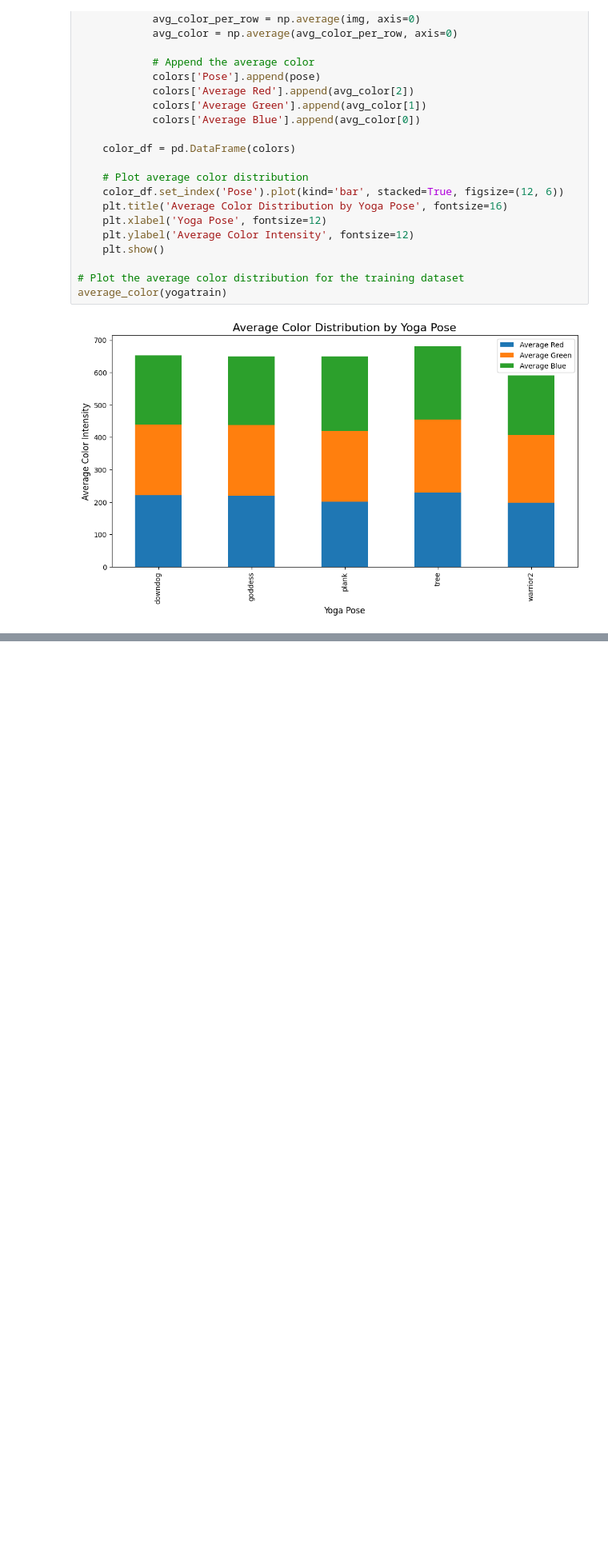
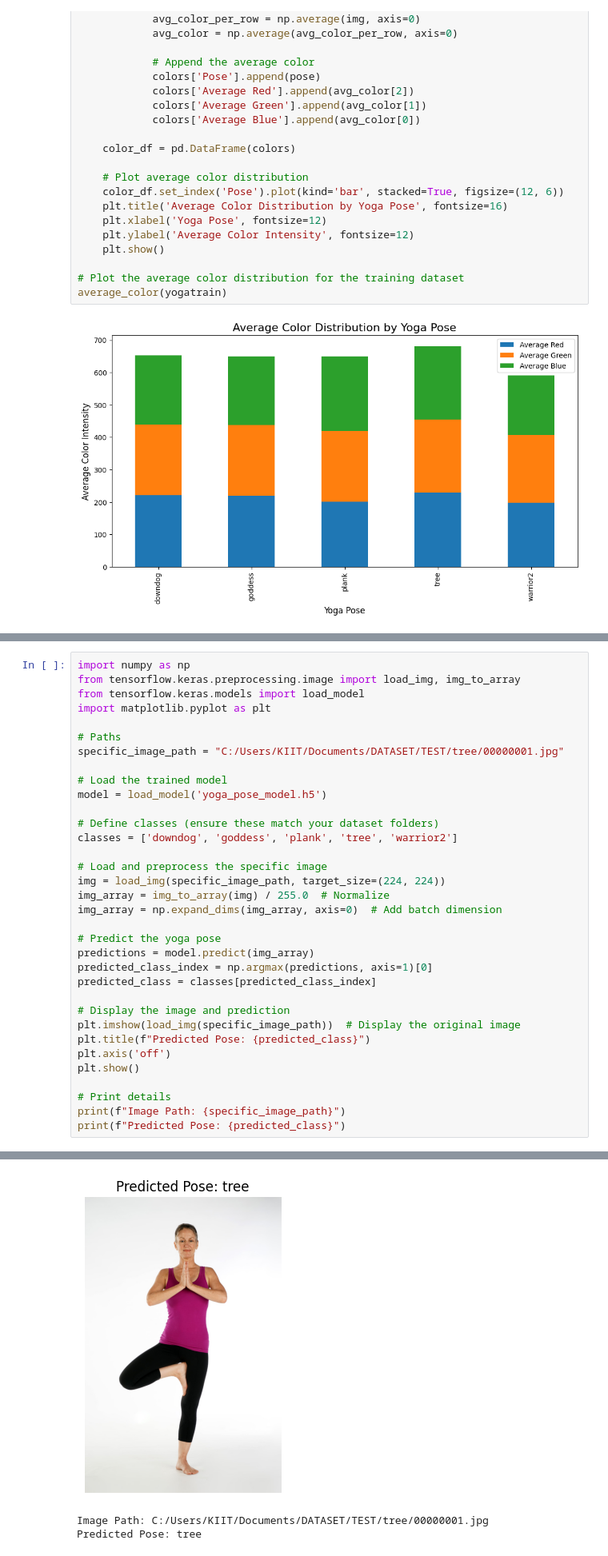
Before and after one commit to sarvansh451/YOGA_POSE_ESTIMATION, a Jupyter notebook: YogaPoseEstimation.ipynb, the cells around one changed output, grey strips where cells are left out. Shown at 80% size. Cells and saved outputs as stored; diff of their text form; blank space fills up the shorter version.

```diff
--- a/YogaPoseEstimation.ipynb
+++ b/YogaPoseEstimation.ipynb
@@ -292,0 +485,35 @@ average_color(yogatrain)
+# %%
+import numpy as np
+from tensorflow.keras.preprocessing.image import load_img, img_to_array
+from tensorflow.keras.models import load_model
+import matplotlib.pyplot as plt
+
+# Paths
+specific_image_path = "C:/Users/KIIT/Documents/DATASET/TEST/tree/00000001.jpg"
+
+# Load the trained model
+model = load_model('yoga_pose_model.h5')
+
+# Define classes (ensure these match your dataset folders)
+classes = ['downdog', 'goddess', 'plank', 'tree', 'warrior2']
+
+# Load and preprocess the specific image
+img = load_img(specific_image_path, target_size=(224, 224))
+img_array = img_to_array(img) / 255.0  # Normalize
+img_array = np.expand_dims(img_array, axis=0)  # Add batch dimension
+
+# Predict the yoga pose
+predictions = model.predict(img_array)
+predicted_class_index = np.argmax(predictions, axis=1)[0]
+predicted_class = classes[predicted_class_index]
+
+# Display the image and prediction
+plt.imshow(load_img(specific_image_path))  # Display the original image
+plt.title(f"Predicted Pose: {predicted_class}")
+plt.axis('off')
+plt.show()
+
+# Print details
+print(f"Image Path: {specific_image_path}")
+print(f"Predicted Pose: {predicted_class}")
+# %% [output]
@@ -292,0 +522,3 @@ average_color(yogatrain)
+[figure, added]
+Image Path: C:/Users/KIIT/Documents/DATASET/TEST/tree/00000001.jpg
+Predicted Pose: tree
```
Also changed, not shown: parts of 14 cells of this notebook.
